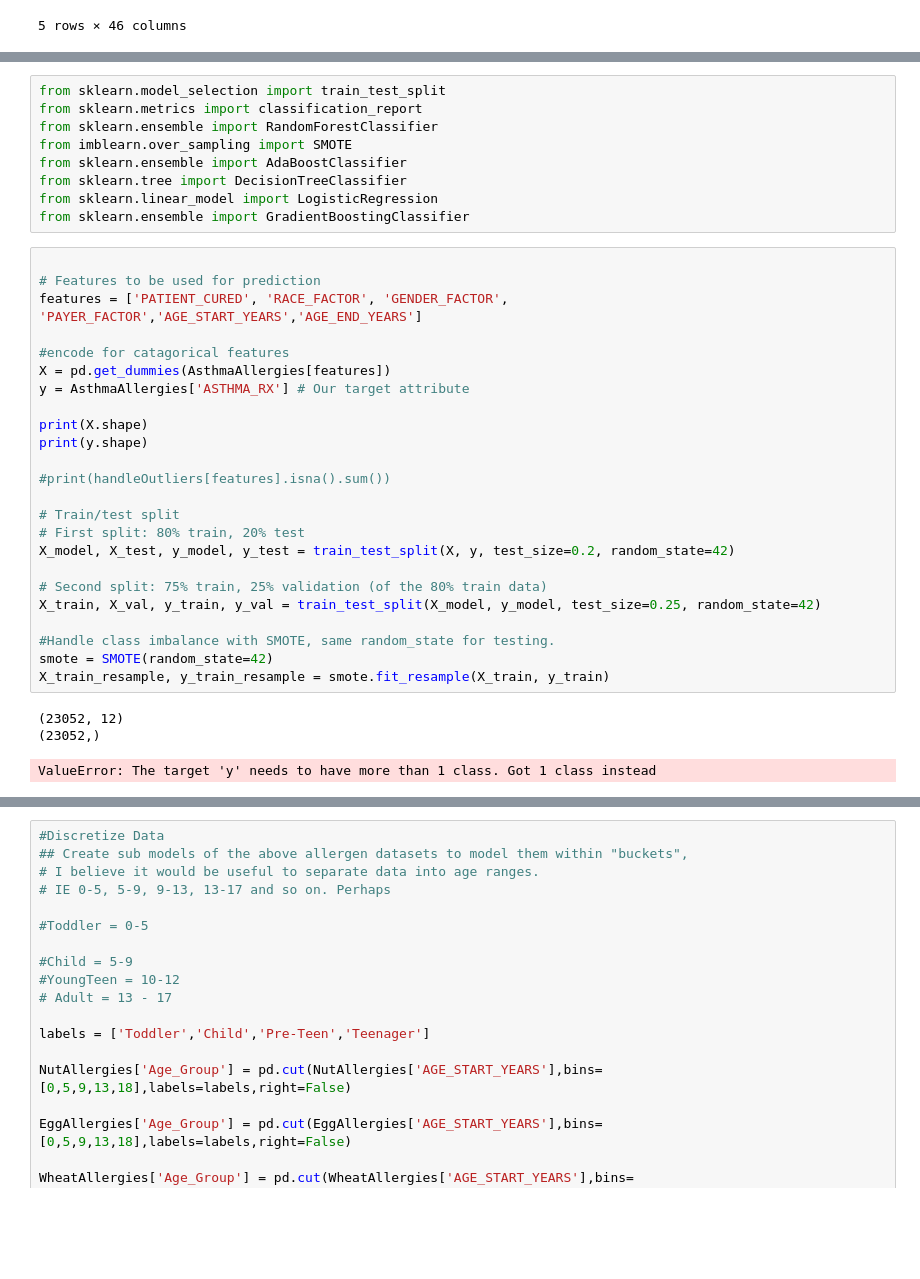
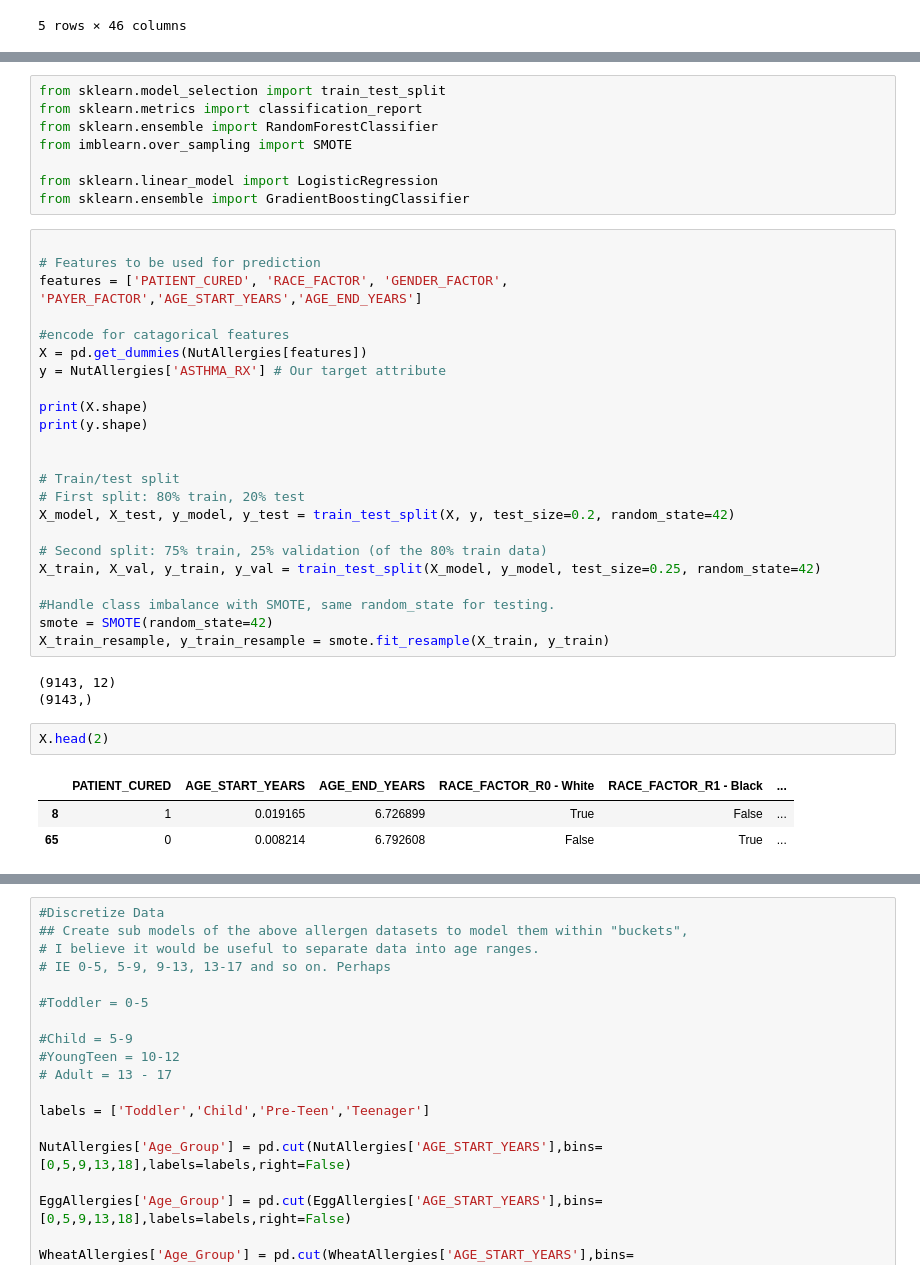
Before and after one commit to SebRousSunga/Comp541Group4, a Jupyter notebook: foodAllergies.ipynb, the cells around one changed output, grey strips where cells are left out. Saved outputs shown, nothing was run; the diff lists cells and outputs as text; blank space fills up the shorter version.

```diff
--- a/foodAllergies.ipynb
+++ b/foodAllergies.ipynb
@@ -119,8 +115,7 @@ from sklearn.model_selection import train_test_split
 from sklearn.metrics import classification_report
 from sklearn.ensemble import RandomForestClassifier
 from imblearn.over_sampling import SMOTE
-from sklearn.ensemble import AdaBoostClassifier
-from sklearn.tree import DecisionTreeClassifier
+
 from sklearn.linear_model import LogisticRegression
 from sklearn.ensemble import GradientBoostingClassifier
 # %%
@@ -129,13 +124,12 @@ from sklearn.ensemble import GradientBoostingClassifier
 features = ['PATIENT_CURED', 'RACE_FACTOR', 'GENDER_FACTOR', 'PAYER_FACTOR','AGE_START_YEARS','AGE_END_YEARS']
 
 #encode for catagorical features
-X = pd.get_dummies(AsthmaAllergies[features])
-y = AsthmaAllergies['ASTHMA_RX'] # Our target attribute
+X = pd.get_dummies(NutAllergies[features])
+y = NutAllergies['ASTHMA_RX'] # Our target attribute
 
 print(X.shape)
 print(y.shape)
 
-#print(handleOutliers[features].isna().sum())
 
 # Train/test split
 # First split: 80% train, 20% test
@@ -148,6 +142,11 @@ X_train, X_val, y_train, y_val = train_test_split(X_model, y_model, test_size=0.
 smote = SMOTE(random_state=42)
 X_train_resample, y_train_resample = smote.fit_resample(X_train, y_train)
 # %% [output]
-(23052, 12)
-(23052,)
+(9143, 12)
+(9143,)
-ValueError: The target 'y' needs to have more than 1 class. Got 1 class instead
+# %%
+X.head(2)
+# %% [output]
+|  | PATIENT_CURED | AGE_START_YEARS | AGE_END_YEARS | RACE_FACTOR_R0 - White | RACE_FACTOR_R1 - Black | ... |
+| 8 | 1 | 0.019165 | 6.726899 | True | False | ... |
+| 65 | 0 | 0.008214 | 6.792608 | False | True | ... |
```
Also changed, not shown: parts of 5 cells of this notebook, 2 other files.
